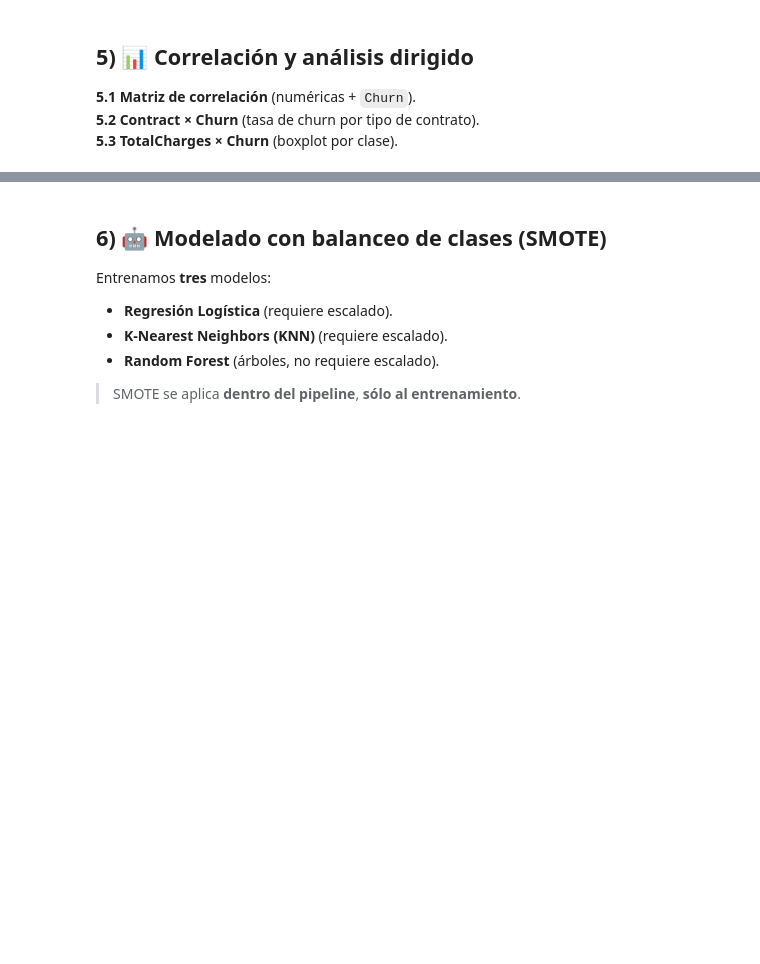
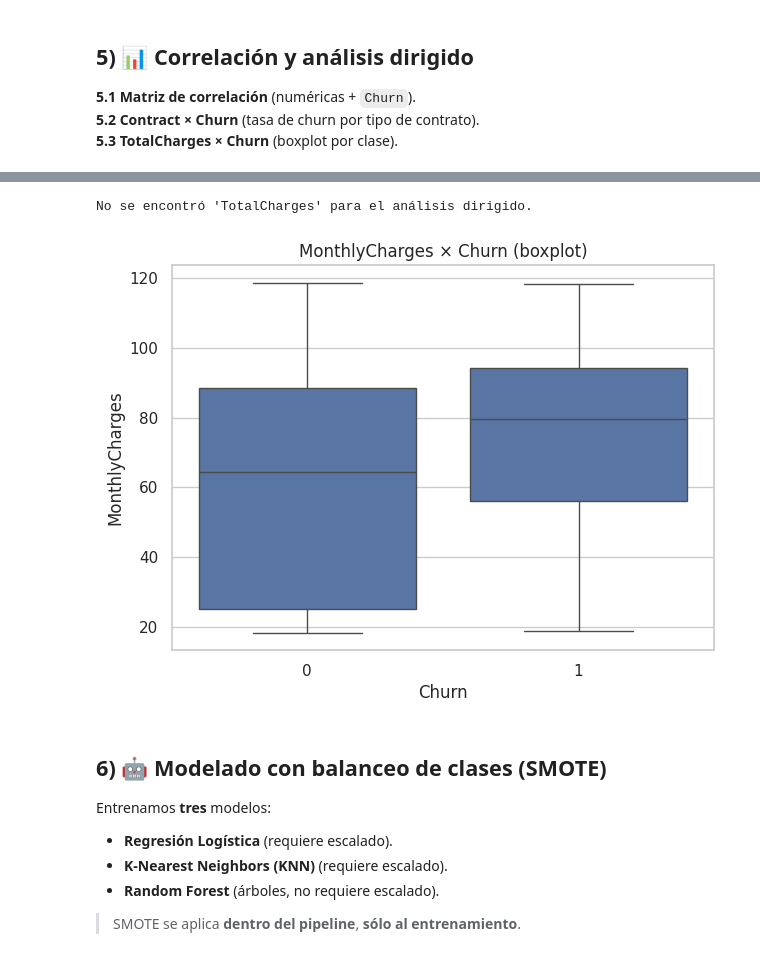
Before and after one commit to GabArg/telecomx-churn, a Jupyter notebook: TelecomX_Parte2_Churn_EXT.ipynb, the cells around one changed output, grey strips where cells are left out. Saved outputs shown, nothing was run; the diff lists cells and outputs as text; code cells hidden in the pictures; blank space fills up the shorter version.

```diff
--- a/TelecomX_Parte2_Churn_EXT.ipynb
+++ b/TelecomX_Parte2_Churn_EXT.ipynb
@@ -54,8 +56,7 @@ plt.rcParams['figure.figsize'] = (7,5)
 # %%
+import pandas as pd
 
-# === Opción estándar: el archivo ya está en /content ===
-# Sube 'datos_tratados.csv' a Colab (o monta Drive y ajusta la ruta).
-df = pd.read_csv('/content/datos_tratados.csv')
+df = pd.read_csv('/content/drive/MyDrive/Alura Latam /Tercera Etapa/Challenge Telecom X: análisis de evasión de clientes - Parte 2/datos_tratados.csv')
 
 print(f"Filas: {df.shape[0]} | Columnas: {df.shape[1]}")
 display(df.head())
@@ -167,6 +223,28 @@ if 'TotalCharges' in df.columns:
     plt.show()
 else:
     print("No se encontró 'TotalCharges' para el análisis dirigido.")
+# %% [output]
+No se encontró 'TotalCharges' para el análisis dirigido.
+# %%
+# 5.3 Gasto total o mensual × Churn (boxplot)
+if 'TotalCharges' in df.columns:
+    var_gasto = 'TotalCharges'
+    titulo = "TotalCharges × Churn (boxplot)"
+elif 'MonthlyCharges' in df.columns:
+    var_gasto = 'MonthlyCharges'
+    titulo = "MonthlyCharges × Churn (boxplot)"
+else:
+    var_gasto = None
+
+if var_gasto:
+    plt.figure()
+    sns.boxplot(data=df, x=target_col, y=var_gasto)
+    plt.title(titulo)
+    plt.show()
+else:
+    print("No se encontró columna de gasto para el análisis dirigido.")
+# %% [output]
+[figure, added]
 # %% [markdown]
 
 ## 6) 🤖 Modelado con balanceo de clases (SMOTE)
```
Also changed, not shown: parts of 20 cells of this notebook.
